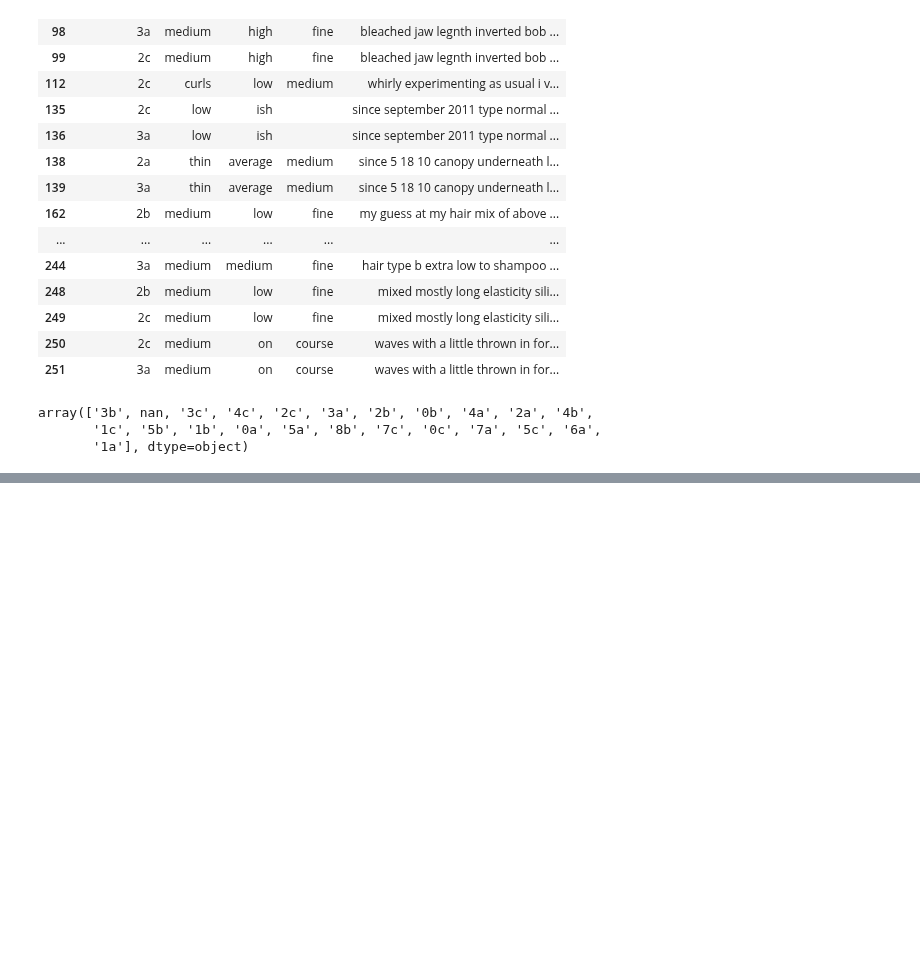
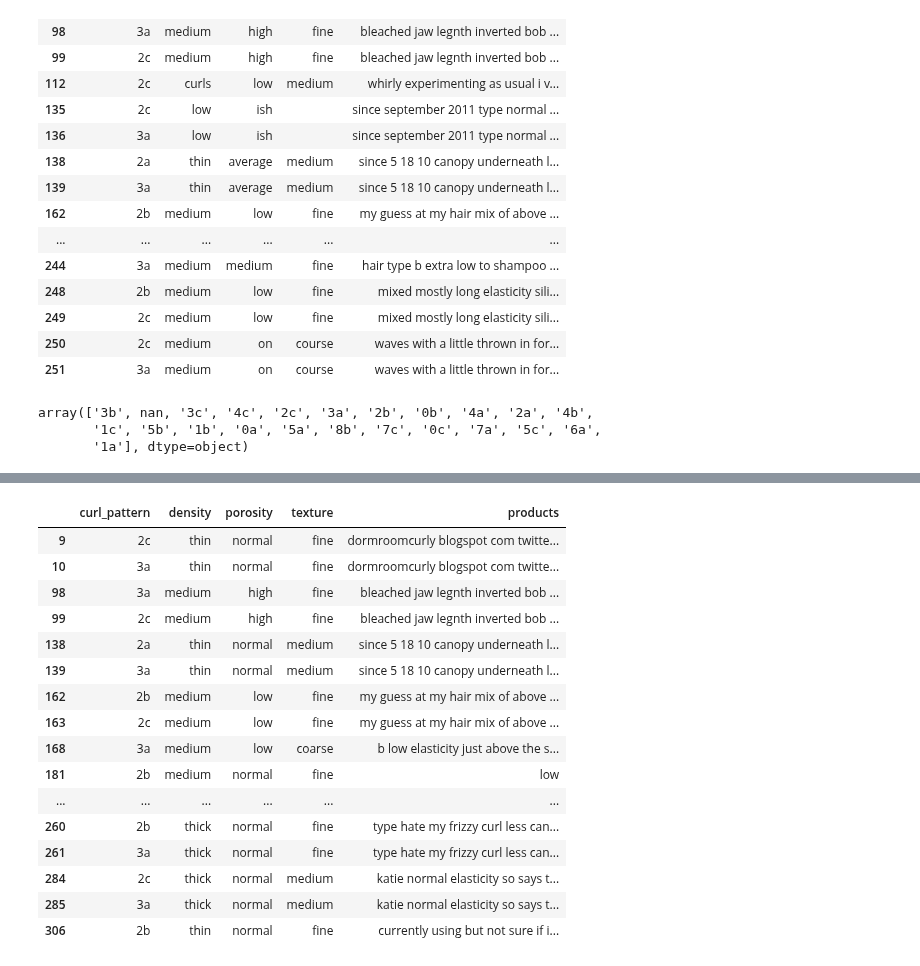
Before and after one commit to 99KHayes/products-for-curlies, a Jupyter notebook: notebooks/02_processing/20190830-kph-full-data-set-processing.ipynb, the cells around one changed output, grey strips where cells are left out. Drawn from its saved outputs; the diff is of its cells as text; code cells hidden in the pictures; blank space fills up the shorter version.

```diff
--- a/notebooks/02_processing/20190830-kph-full-data-set-processing.ipynb
+++ b/notebooks/02_processing/20190830-kph-full-data-set-processing.ipynb
@@ -198,0 +369,21 @@ all_nan_dropped_df.head()
+# %%
+full_sets_only_df = all_nan_dropped_df.dropna(how='any')
+full_sets_only_df.head(20)
+# %% [output]
+|  | curl_pattern | density | porosity | texture | products |
+| 9 | 2c | thin | normal | fine | dormroomcurly blogspot com twitte... |
+| 10 | 3a | thin | normal | fine | dormroomcurly blogspot com twitte... |
+| 98 | 3a | medium | high | fine | bleached jaw legnth inverted bob ... |
+| 99 | 2c | medium | high | fine | bleached jaw legnth inverted bob ... |
+| 138 | 2a | thin | normal | medium | since 5 18 10 canopy underneath l... |
+| 139 | 3a | thin | normal | medium | since 5 18 10 canopy underneath l... |
+| 162 | 2b | medium | low | fine | my guess at my hair mix of above ... |
+| 163 | 2c | medium | low | fine | my guess at my hair mix of above ... |
+| 168 | 3a | medium | low | coarse | b low elasticity just above the s... |
+| 181 | 2b | medium | normal | fine | low |
+| ... | ... | ... | ... | ... | ... |
+| 260 | 2b | thick | normal | fine | type hate my frizzy curl less can... |
+| 261 | 3a | thick | normal | fine | type hate my frizzy curl less can... |
+| 284 | 2c | thick | normal | medium | katie normal elasticity so says t... |
+| 285 | 3a | thick | normal | medium | katie normal elasticity so says t... |
+| 306 | 2b | thin | normal | fine | currently using but not sure if i... |
```
Also changed, not shown: parts of 15 cells of this notebook.
